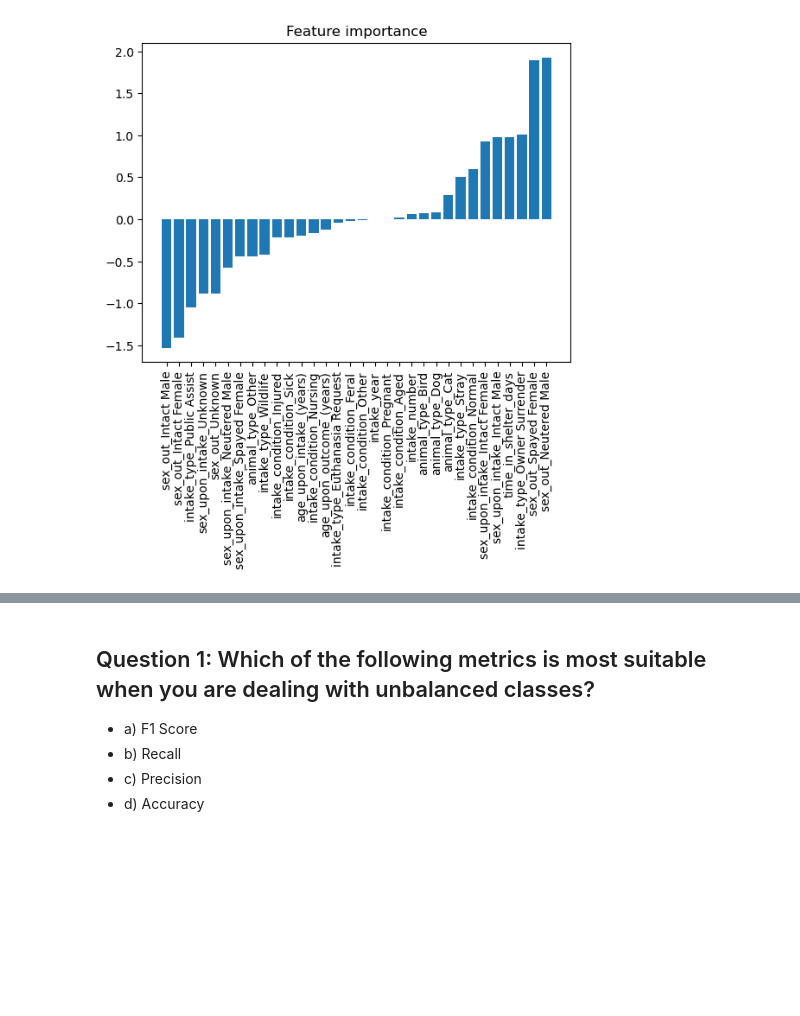
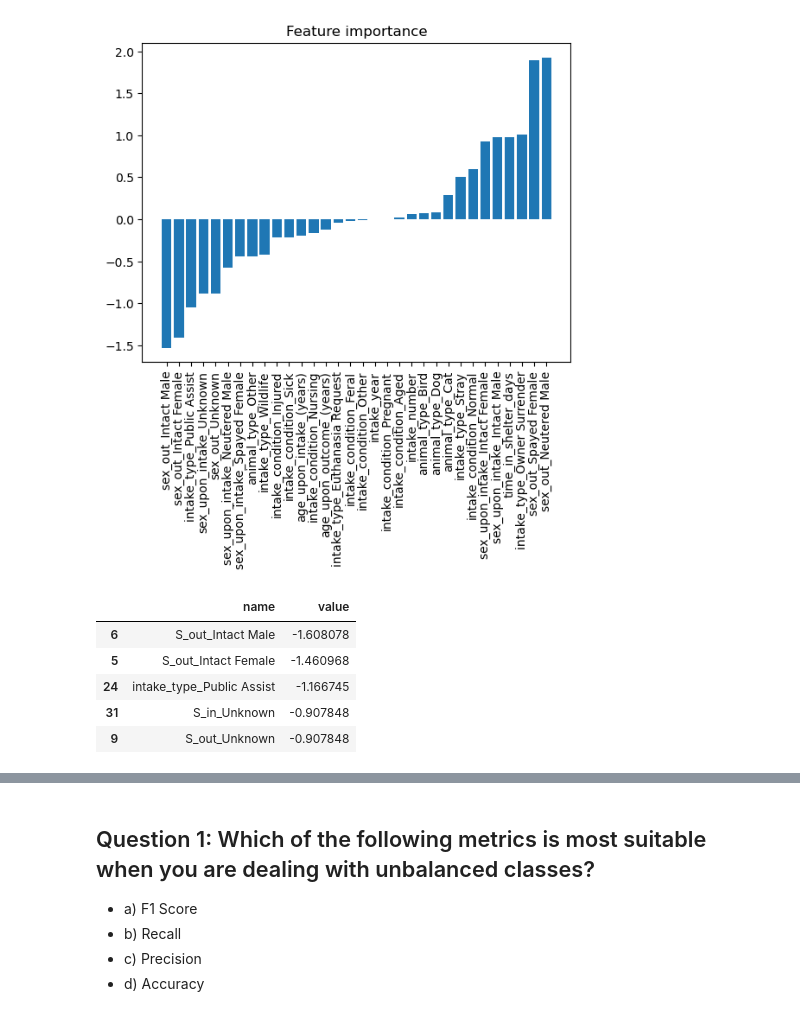
Before and after one commit to petim0/ADA2023, a Jupyter notebook: Exercises/07 - Learning from data - Applied machine learning/AppliedML.ipynb, the cells around one changed output, grey strips where cells are left out. Cells and saved outputs as stored; diff of their text form; code cells hidden in the pictures; blank space fills up the shorter version.

```diff
--- a/Exercises/07 - Learning from data - Applied machine learning/AppliedML.ipynb
+++ b/Exercises/07 - Learning from data - Applied machine learning/AppliedML.ipynb
@@ -228,3 +230,18 @@ plt.title('Feature importance')
 plt.show()
 # %% [output]
 [figure]
+# %%
+### Correction !!
+tmp = []
+for name, value in zip(X.columns, logistic.coef_[0]):
+    tmp.append({"name": name, "value": value})
+
+features_coef = pd.DataFrame(tmp).sort_values("value")
+features_coef.head()
+# %% [output]
+|  | name | value |
+| 6 | S_out_Intact Male | -1.608078 |
+| 5 | S_out_Intact Female | -1.460968 |
+| 24 | intake_type_Public Assist | -1.166745 |
+| 31 | S_in_Unknown | -0.907848 |
+| 9 | S_out_Unknown | -0.907848 |
```
Also changed, not shown: parts of 13 cells of this notebook.
